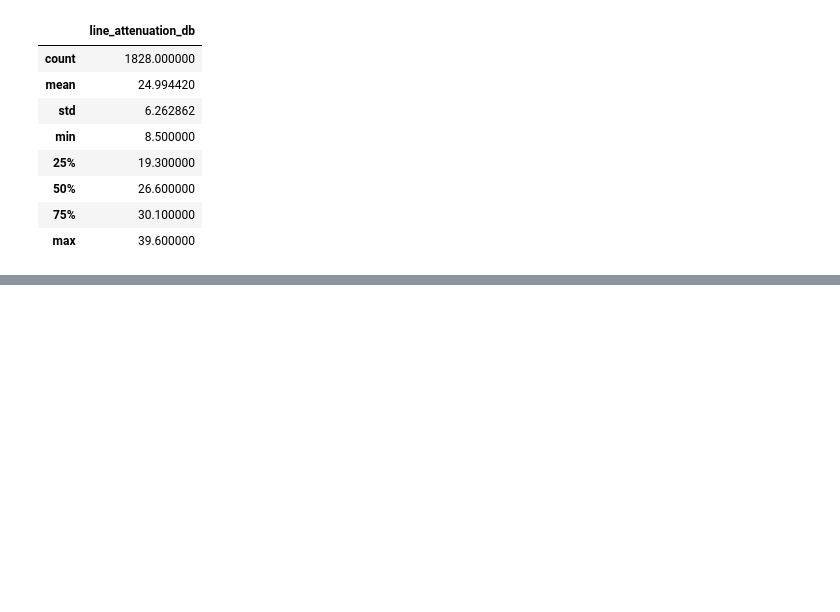
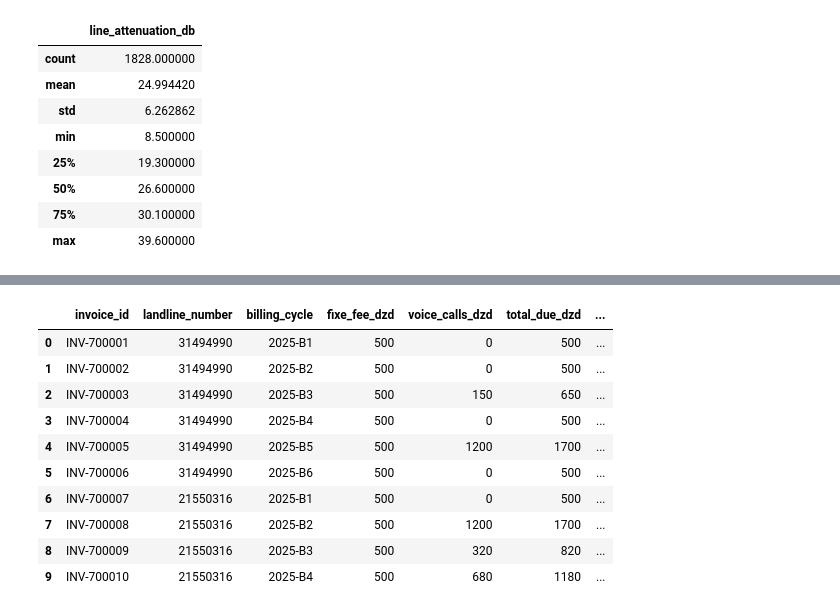
Before and after one commit to khala-dev/isp-churn-intelligence, a Jupyter notebook: notebooks/01_data_profiling.ipynb, the cells around one changed output, grey strips where cells are left out. Cells and saved outputs as stored; diff of their text form; code cells hidden in the pictures; blank space fills up the shorter version.

```diff
--- a/notebooks/01_data_profiling.ipynb
+++ b/notebooks/01_data_profiling.ipynb
@@ -213,0 +224,16 @@ NameError: name 'df_tkt' is not defined
+# %%
+df4= pd.read_csv("../data/raw/fixe_billing.csv")
+
+df4.head(10)
+# %% [output]
+|  | invoice_id | landline_number | billing_cycle | fixe_fee_dzd | voice_calls_dzd | total_due_dzd | ... |
+| 0 | INV-700001 | 31494990 | 2025-B1 | 500 | 0 | 500 | ... |
+| 1 | INV-700002 | 31494990 | 2025-B2 | 500 | 0 | 500 | ... |
+| 2 | INV-700003 | 31494990 | 2025-B3 | 500 | 150 | 650 | ... |
+| 3 | INV-700004 | 31494990 | 2025-B4 | 500 | 0 | 500 | ... |
+| 4 | INV-700005 | 31494990 | 2025-B5 | 500 | 1200 | 1700 | ... |
+| 5 | INV-700006 | 31494990 | 2025-B6 | 500 | 0 | 500 | ... |
+| 6 | INV-700007 | 21550316 | 2025-B1 | 500 | 0 | 500 | ... |
+| 7 | INV-700008 | 21550316 | 2025-B2 | 500 | 1200 | 1700 | ... |
+| 8 | INV-700009 | 21550316 | 2025-B3 | 500 | 320 | 820 | ... |
+| 9 | INV-700010 | 21550316 | 2025-B4 | 500 | 680 | 1180 | ... |
```
Also changed, not shown: parts of 15 cells of this notebook.
